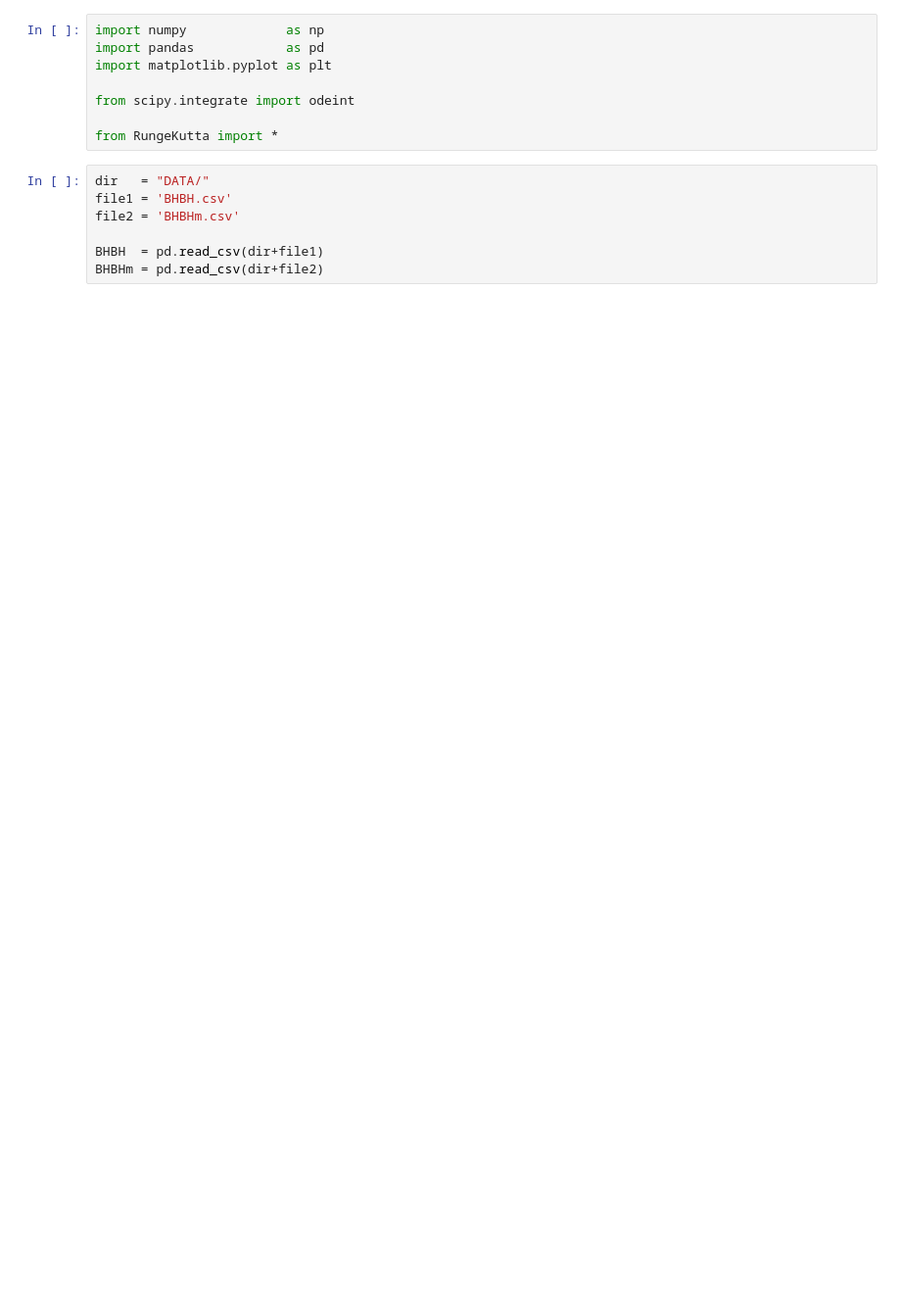
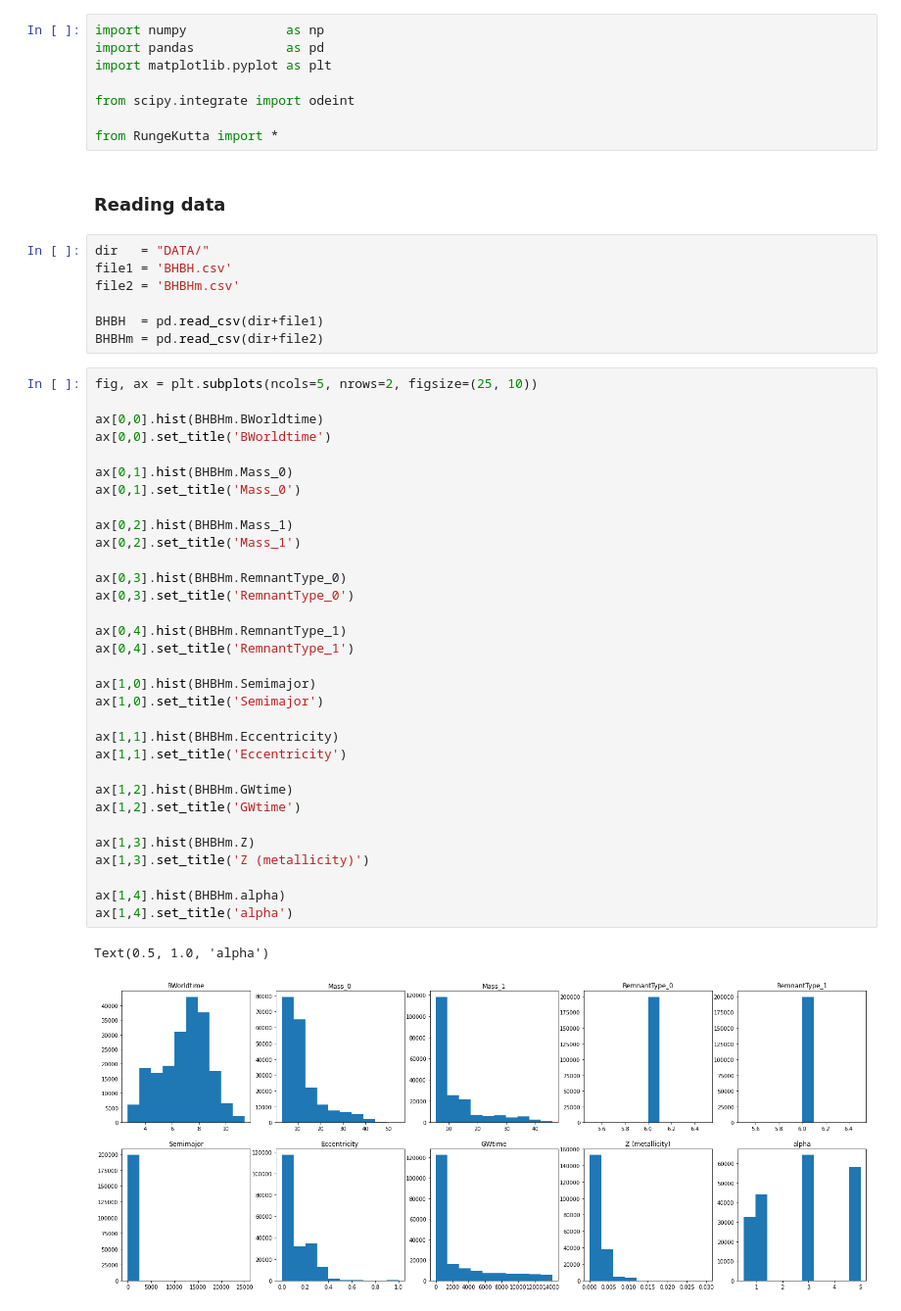
Before and after one commit to Bahadoram/Delay-Time-Dist.-of-Compact-Binary-Objects, a Jupyter notebook: project.ipynb, the cells around one changed output. Shown at 98% size. Saved outputs shown, nothing was run; the diff lists cells and outputs as text; blank space fills up the shorter version.

```diff
--- a/project.ipynb
+++ b/project.ipynb
@@ -6,6 +6,8 @@ import matplotlib.pyplot as plt
 from scipy.integrate import odeint
 
 from RungeKutta import *
+# %% [markdown]
+### Reading data
 # %%
 dir   = "DATA/"
 file1 = 'BHBH.csv'
@@ -13,3 +15,38 @@ file2 = 'BHBHm.csv'
 
 BHBH  = pd.read_csv(dir+file1)
 BHBHm = pd.read_csv(dir+file2)
+# %%
+fig, ax = plt.subplots(ncols=5, nrows=2, figsize=(25, 10))
+
+ax[0,0].hist(BHBHm.BWorldtime)
+ax[0,0].set_title('BWorldtime')
+
+ax[0,1].hist(BHBHm.Mass_0)
+ax[0,1].set_title('Mass_0')
+
+ax[0,2].hist(BHBHm.Mass_1)
+ax[0,2].set_title('Mass_1')
+
+ax[0,3].hist(BHBHm.RemnantType_0)
+ax[0,3].set_title('RemnantType_0')
+
+ax[0,4].hist(BHBHm.RemnantType_1)
+ax[0,4].set_title('RemnantType_1')
+
+ax[1,0].hist(BHBHm.Semimajor)
+ax[1,0].set_title('Semimajor')
+
+ax[1,1].hist(BHBHm.Eccentricity)
+ax[1,1].set_title('Eccentricity')
+
+ax[1,2].hist(BHBHm.GWtime)
+ax[1,2].set_title('GWtime')
+
+ax[1,3].hist(BHBHm.Z)
+ax[1,3].set_title('Z (metallicity)')
+
+ax[1,4].hist(BHBHm.alpha)
+ax[1,4].set_title('alpha')
+# %% [output]
+Text(0.5, 1.0, 'alpha')
+[figure, added]
```
Also changed, not shown: parts of 10 cells of this notebook, 1 other file.
